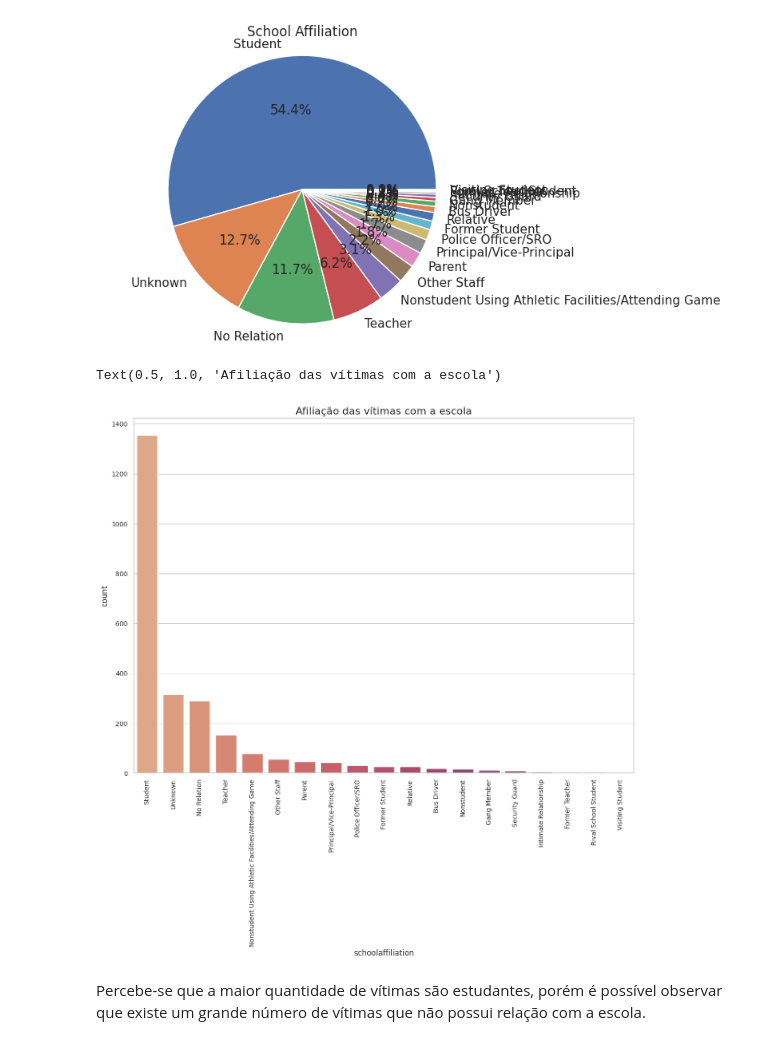
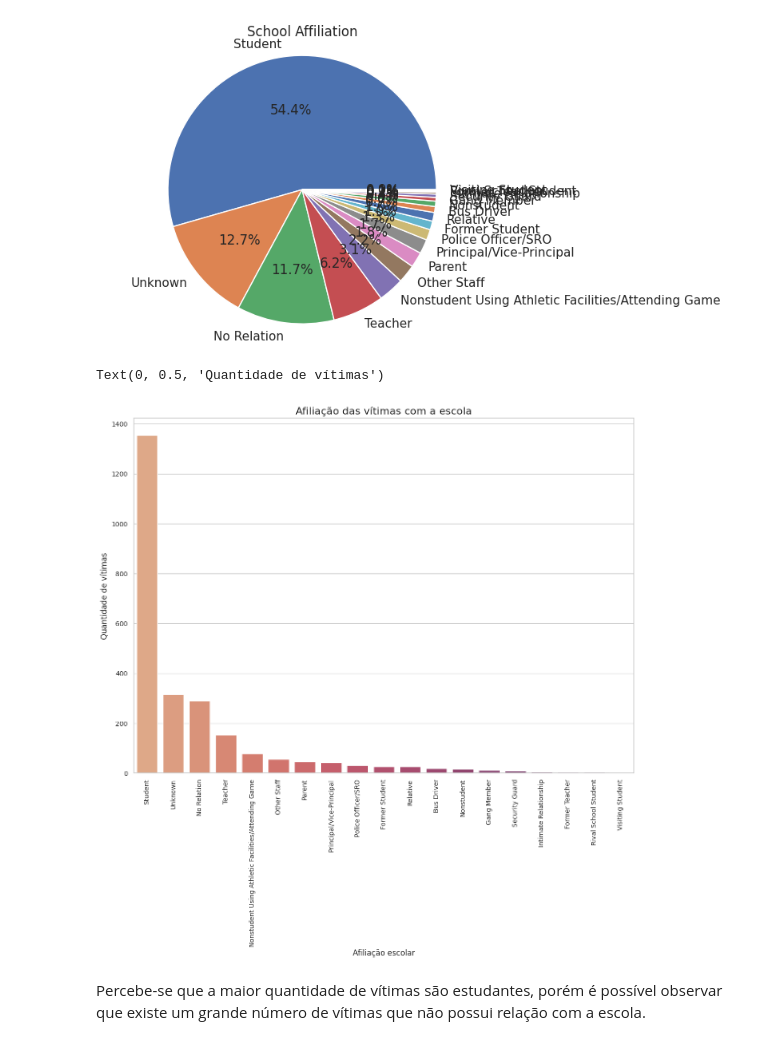
Before and after one commit to mariabandeira/gunviolence, a Jupyter notebook: Violência_Escolar.ipynb, the cells around one changed output. Saved outputs shown, nothing was run; the diff lists cells and outputs as text; code cells hidden in the pictures.

```diff
--- a/Violência_Escolar.ipynb
+++ b/Violência_Escolar.ipynb
@@ -1262,12 +1264,14 @@ plt.show()
 # %%
 fig = plt.figure(figsize=(14,10))
 sns.countplot(x=df_victm["schoolaffiliation"], order=df_victm['schoolaffiliation'].value_counts(ascending=False).index, palette='flare')
 plt.xticks(rotation=90, fontsize=10) #rotaciona valores do eixo x
 plt.yticks(fontsize=10) #altera tamanho de fonte de valores do eixo y
 plt.title('Afiliação das vítimas com a escola', fontsize=16) #define título para gráfico
+plt.xlabel('Afiliação escolar')
+plt.ylabel('Quantidade de vítimas')
 # %% [output]
-Text(0.5, 1.0, 'Afiliação das vítimas com a escola')
+Text(0, 0.5, 'Quantidade de vítimas')
-[figure, old version]
+[figure, new version]
 # %% [markdown]
 Percebe-se que a maior quantidade de vítimas são estudantes, porém é possível observar que existe um grande número de vítimas que não possui relação com a escola.
 # %%
```
Also changed, not shown: parts of 25 cells of this notebook.
